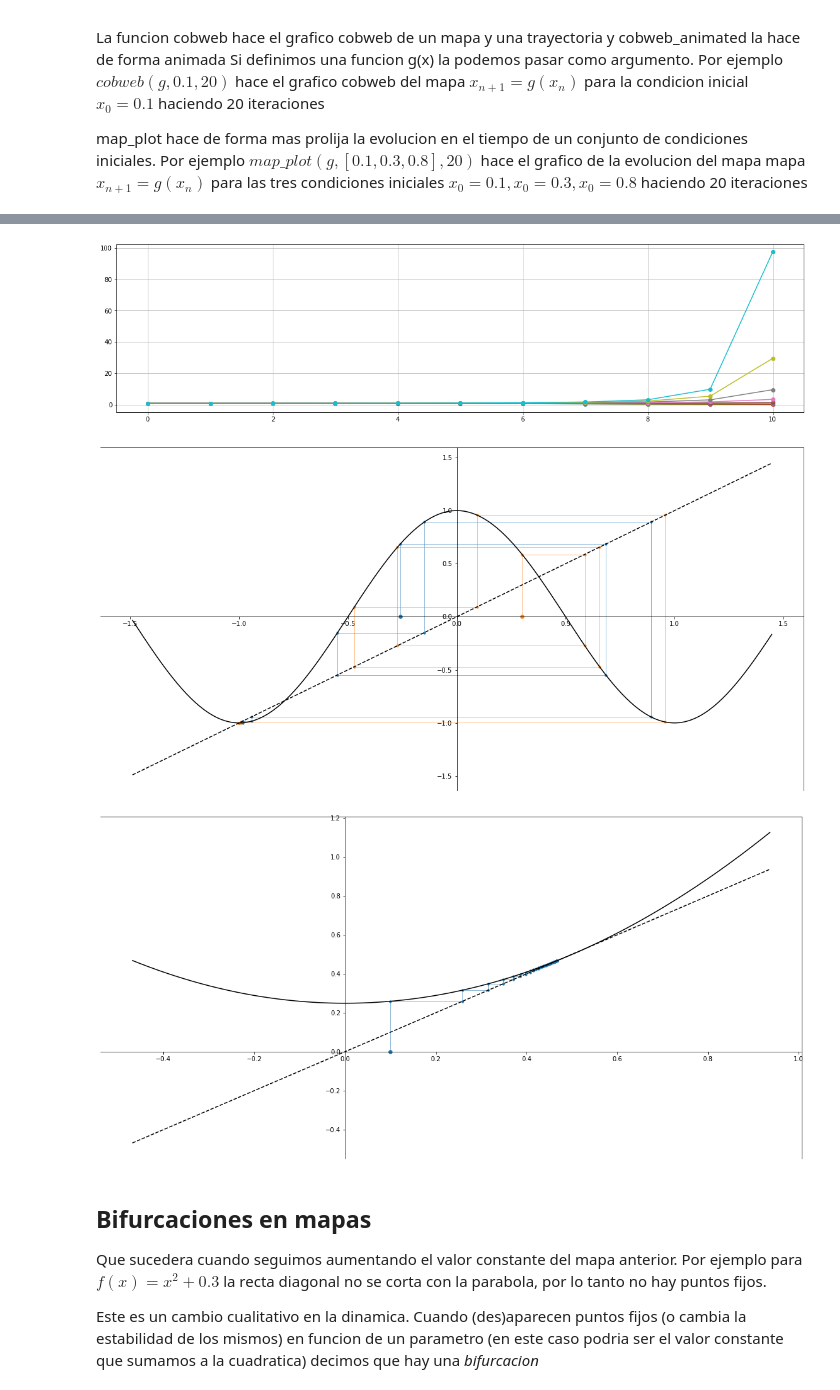
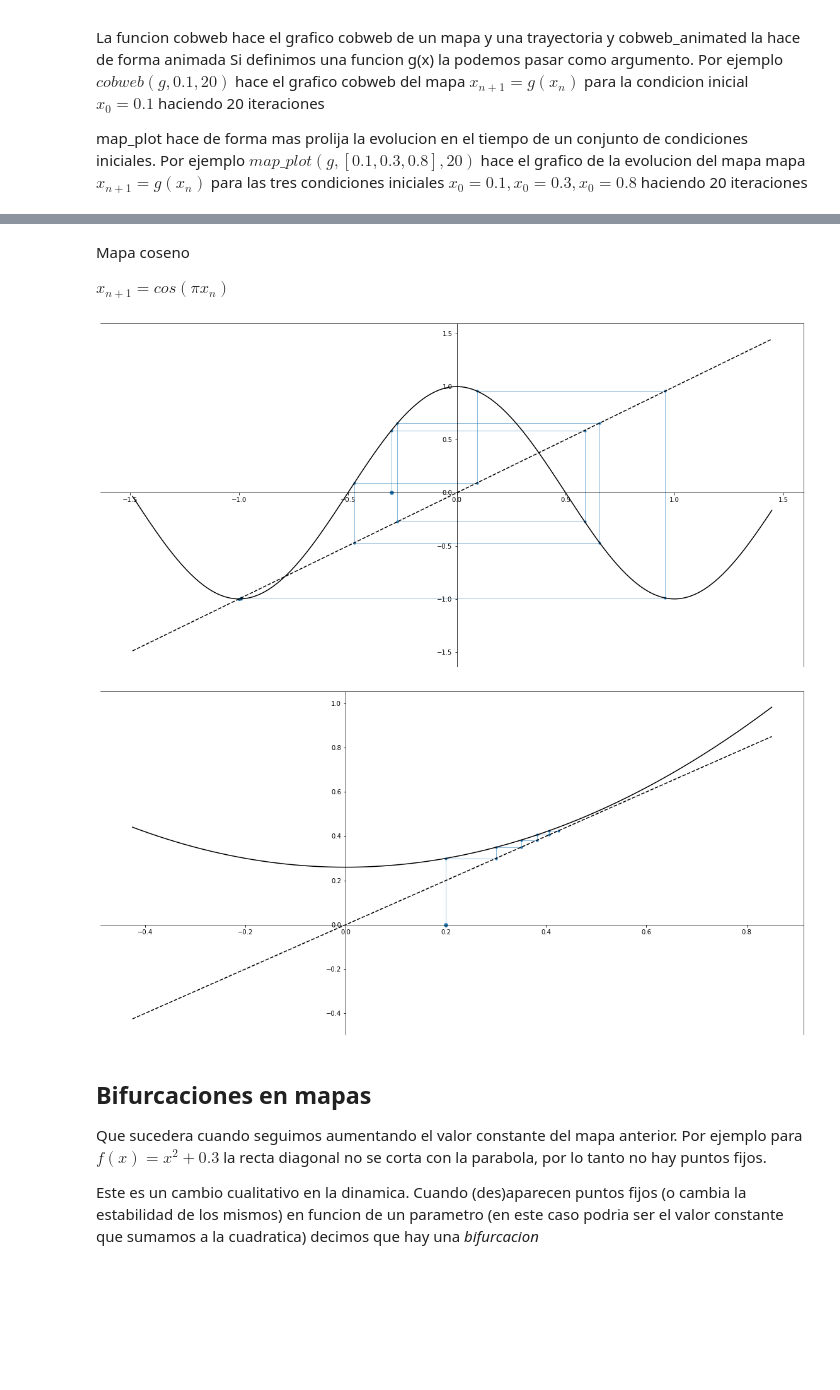
Before and after one commit to meguia/DNL_unq, a Jupyter notebook: DNL_Mapas_parte2.ipynb, the cells around one changed output, grey strips where cells are left out. Saved outputs shown, nothing was run; the diff lists cells and outputs as text; code cells hidden in the pictures; blank space fills up the shorter version.

```diff
--- a/DNL_Mapas_parte2.ipynb
+++ b/DNL_Mapas_parte2.ipynb
@@ -86,17 +114,16 @@ map_plot(f2,[xs+δ for δ in np.linspace(-0.01,0.01,10)], 10)
-# %%
-# estabilidad del segundo punto fijo
-xs = (1+np.sqrt(0.6))/2
-map_plot(f2,[xs+δ for δ in np.linspace(-0.01,0.01,10)], 10)
-# %% [output]
-[figure, removed]
+# %% [markdown]
+Mapa coseno
+
+$x_{n+1} = cos (\pi x_n) $
 # %%
 # mapa coseno
+
 def fcos(x):
     return np.cos(np.pi*x)
 
-cobweb(fcos,[-0.26,0.3],50)
+cobweb(fcos,[-0.3],50)
 # %% [output]
-[figure, old version]
+[figure, new version]
 # %%
 # mapa seno ???
 def fsin(x):
@@ -104,12 +131,12 @@ def fsin(x):
 # %%
 # que pasa si modificamos el termino constante del mapa cuadratico
 def f2b(x):
-    return x**2+0.249
+    return x**2+0.26
 
-cobweb(f2b,0.1,100,fscale=2)
+cobweb(f2b,0.2,5,fscale=2)
 # los dos puntos fijos se acercan mucho!
 # %% [output]
-[figure, old version]
+[figure, new version]
 # %% [markdown]
 ## Bifurcaciones en mapas
 
```
Also changed, not shown: parts of 13 cells of this notebook, 3 other files.
